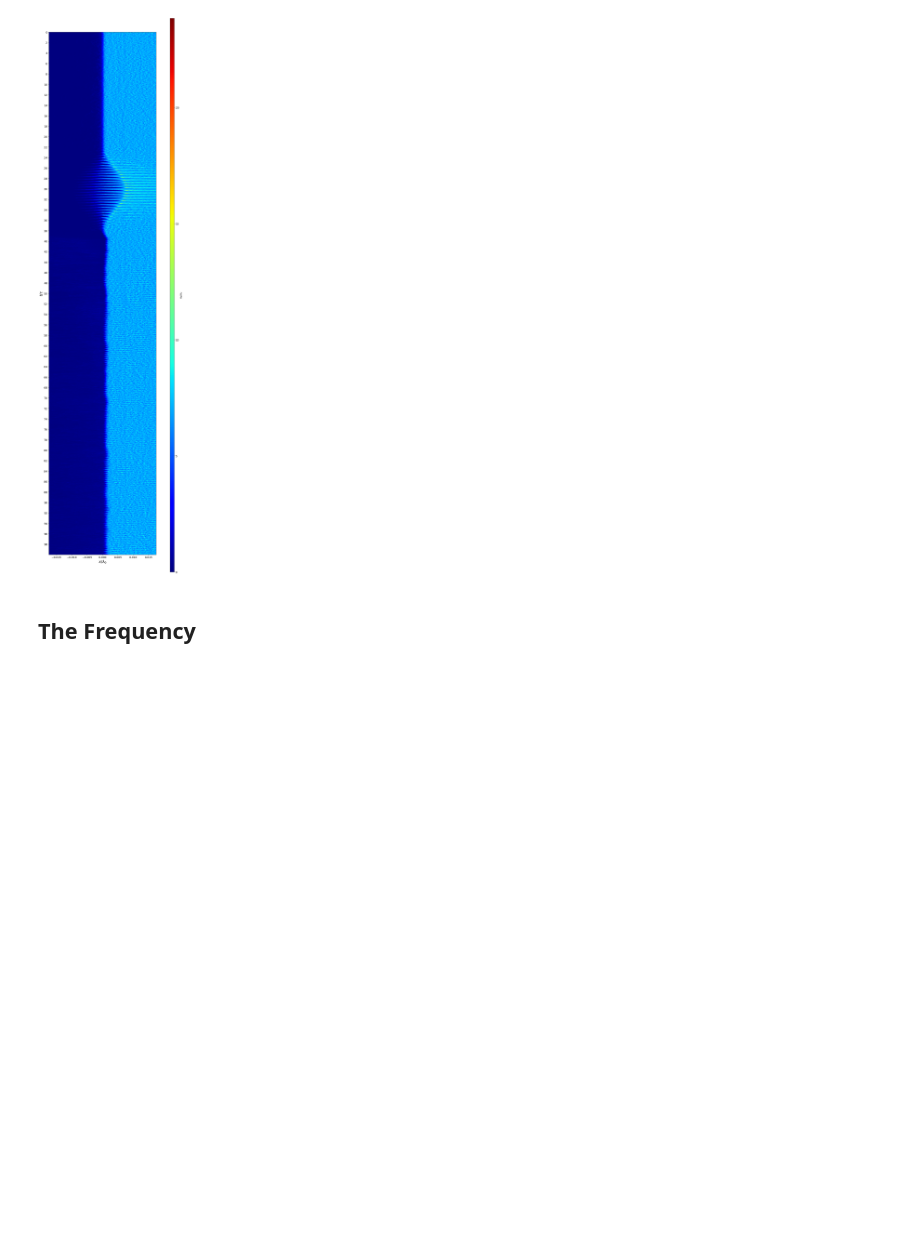
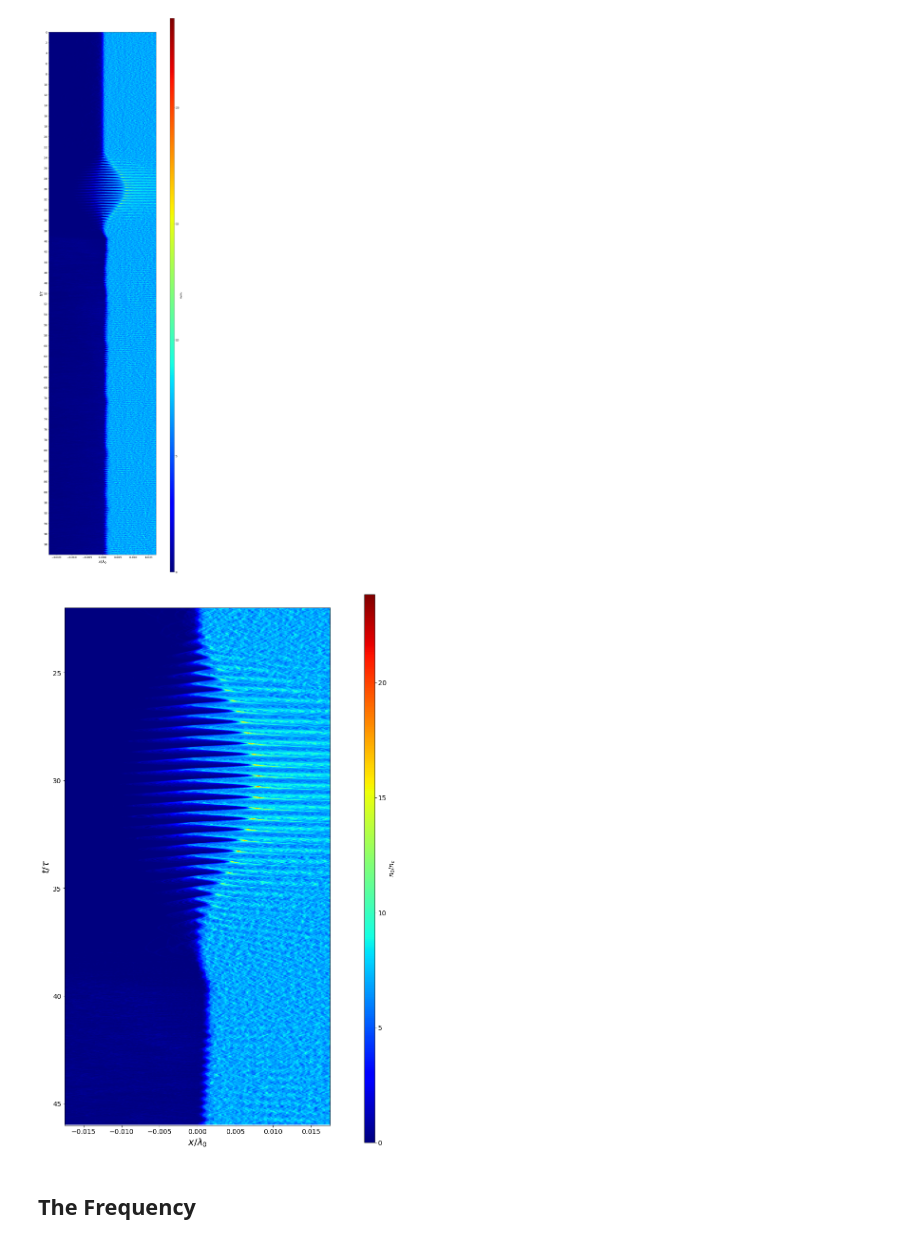
Before and after one commit to Hari31416/MSc_Project, a Jupyter notebook: EPOCH/High_Harmonic_Generation/long_runs/oscillations_5.ipynb, the cells around one changed output. Cells and saved outputs as stored; diff of their text form; code cells hidden in the pictures; blank space fills up the shorter version.

Commit message:
Start writing major report

```diff
--- a/EPOCH/High_Harmonic_Generation/long_runs/oscillations_5.ipynb
+++ b/EPOCH/High_Harmonic_Generation/long_runs/oscillations_5.ipynb
@@ -161,6 +168,22 @@ ax.set_xlabel(r"$x/\lambda_0$", fontdict={"family": "serif", "color": "black", "
 ax.set_ylabel(r"$t/\tau$", fontdict={"family": "serif", "color": "black", "weight": "bold", "size": 20});
 # %% [output]
 [figure]
+# %%
+t_start =time_to_index(22)
+t_end = time_to_index(46)
+# t_end = len(ALL_FILES)
+t_max = len(ALL_FILES)
+x_max = NX
+EXTENT = [-X_MIN*(x_start-NX//2)/x_max,-X_MIN*(x_end-NX//2)/x_max,T_MAX*t_end/t_max,T_MAX*t_start/t_max]
+fig, ax = plt.subplots(figsize=(10, 20))
+fig_ = ax.imshow(d[t_start:t_end, :]/nc, extent=EXTENT, cmap="jet", aspect="auto")
+cax = fig.add_axes([1.0, 0.1, 0.03, 0.8])
+# ax.set_yticks(np.arange(0,T_MAX,2))
+fig.colorbar(ax.images[0], cax=cax, label=r"$n_0/n_c$", orientation="vertical")
+ax.set_xlabel(r"$x/\lambda_0$", fontdict={"family": "serif", "color": "black", "weight": "bold", "size": 20})
+ax.set_ylabel(r"$t/\tau$", fontdict={"family": "serif", "color": "black", "weight": "bold", "size": 20});
+# %% [output]
+[figure, added]
 # %% [markdown]
 ## The Frequency
 # %%
```
Also changed, not shown: parts of 6 cells of this notebook, 5 other files.
